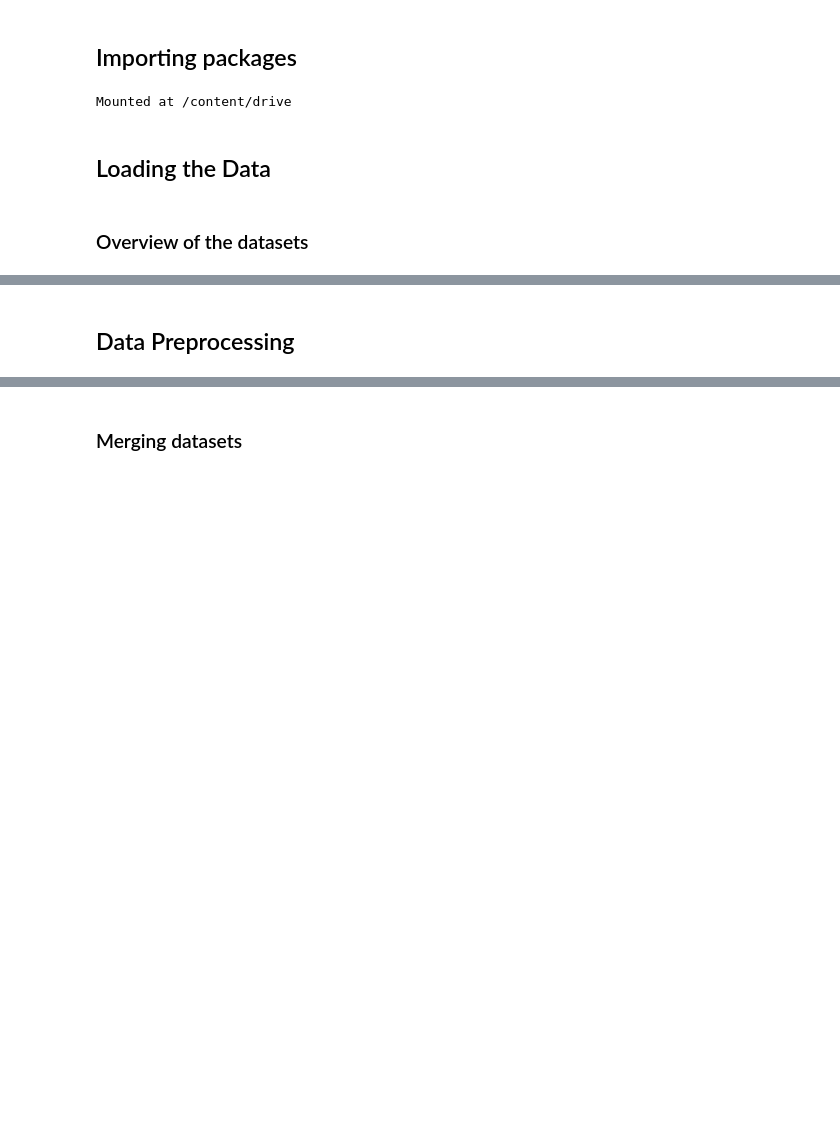
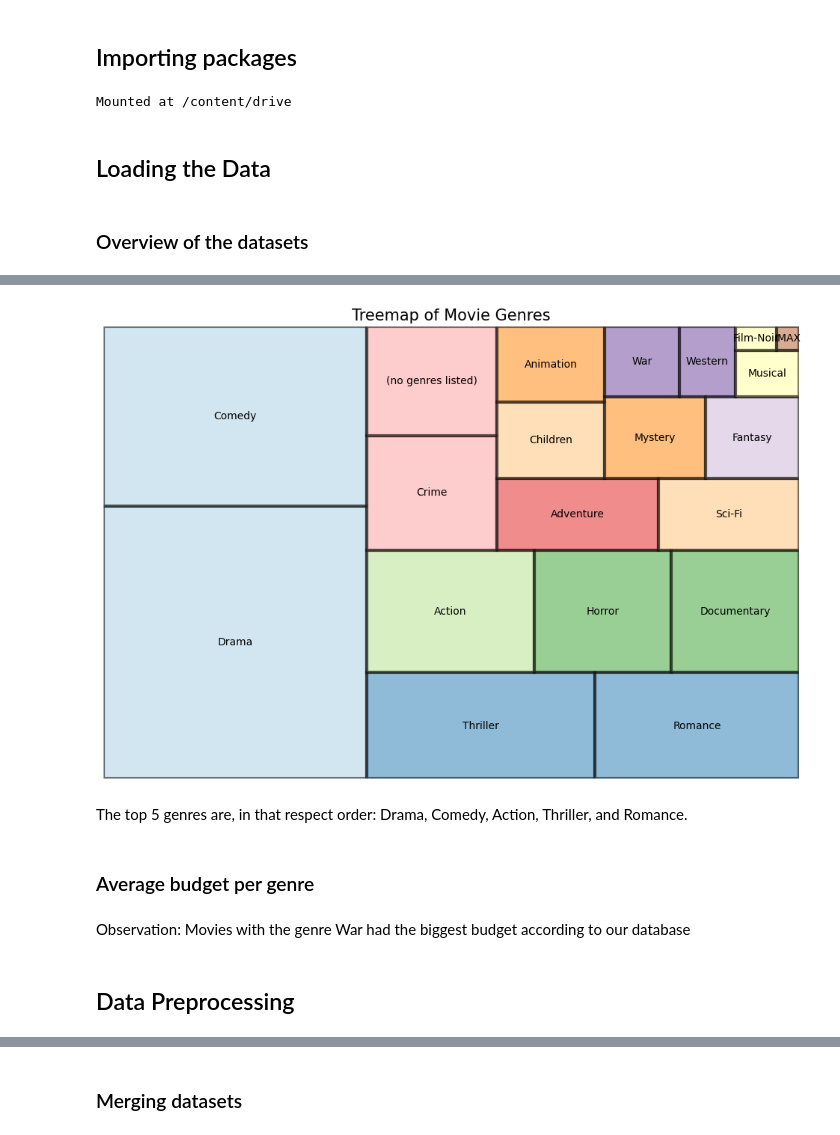
Before and after one commit to lucyzandile/unsupervised-predict-streamlit-template, a Jupyter notebook: Team_15_Unsupervised_Predict.ipynb, the cells around one changed output, grey strips where cells are left out. Cells and saved outputs as stored; diff of their text form; code cells hidden in the pictures; blank space fills up the shorter version.

```diff
--- a/Team_15_Unsupervised_Predict.ipynb
+++ b/Team_15_Unsupervised_Predict.ipynb
@@ -68,0 +371,20 @@ df_movies = pd.read_csv("/content/drive/MyDrive/Colab Notebooks/movies.csv")
+# %%
+import squarify
+#Create variable "temp_df"
+temp_df = df_movies['genres'].explode().value_counts().reset_index()
+
+#Plotting popular genres using Treemap
+sizes=np.array(temp_df['genres'])
+labels=temp_df['index']
+colors = [plt.cm.Paired(i/float(len(labels))) for i in range(len(labels))]
+plt.figure(figsize=(12,8), dpi= 100)
+squarify.plot(sizes=sizes, label=labels, color = colors, alpha=.5, edgecolor="black", linewidth=3, text_kwargs={'fontsize':10})
+plt.title('Treemap of Movie Genres', fontsize = 15)
+plt.axis('off')
+plt.show()
+# %% [output]
+[figure, added]
+# %% [markdown]
+The top 5 genres are, in that respect order: Drama, Comedy, Action, Thriller, and Romance.
+# %% [markdown]
+### Average budget per genre
@@ -69,3 +405,5 @@ df_movies = pd.read_csv("/content/drive/MyDrive/Colab Notebooks/movies.csv")
+# %% [markdown]
+Observation: Movies with the genre War had the biggest budget according to our database
 # %% [markdown]
-<a id="three"></a>
+<a id="four"></a>
 ## Data Preprocessing
```
Also changed, not shown: parts of 46 cells of this notebook.
